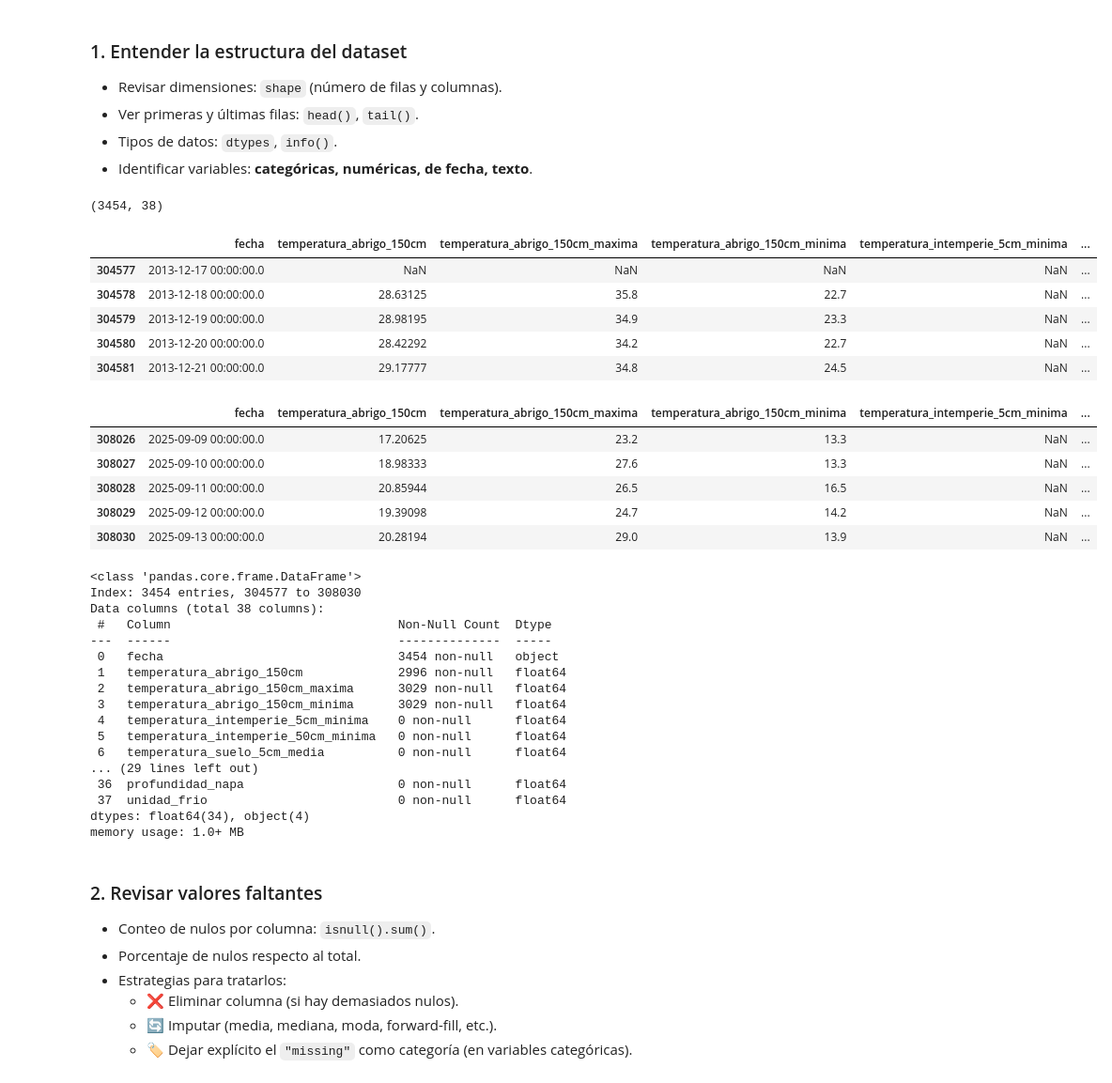
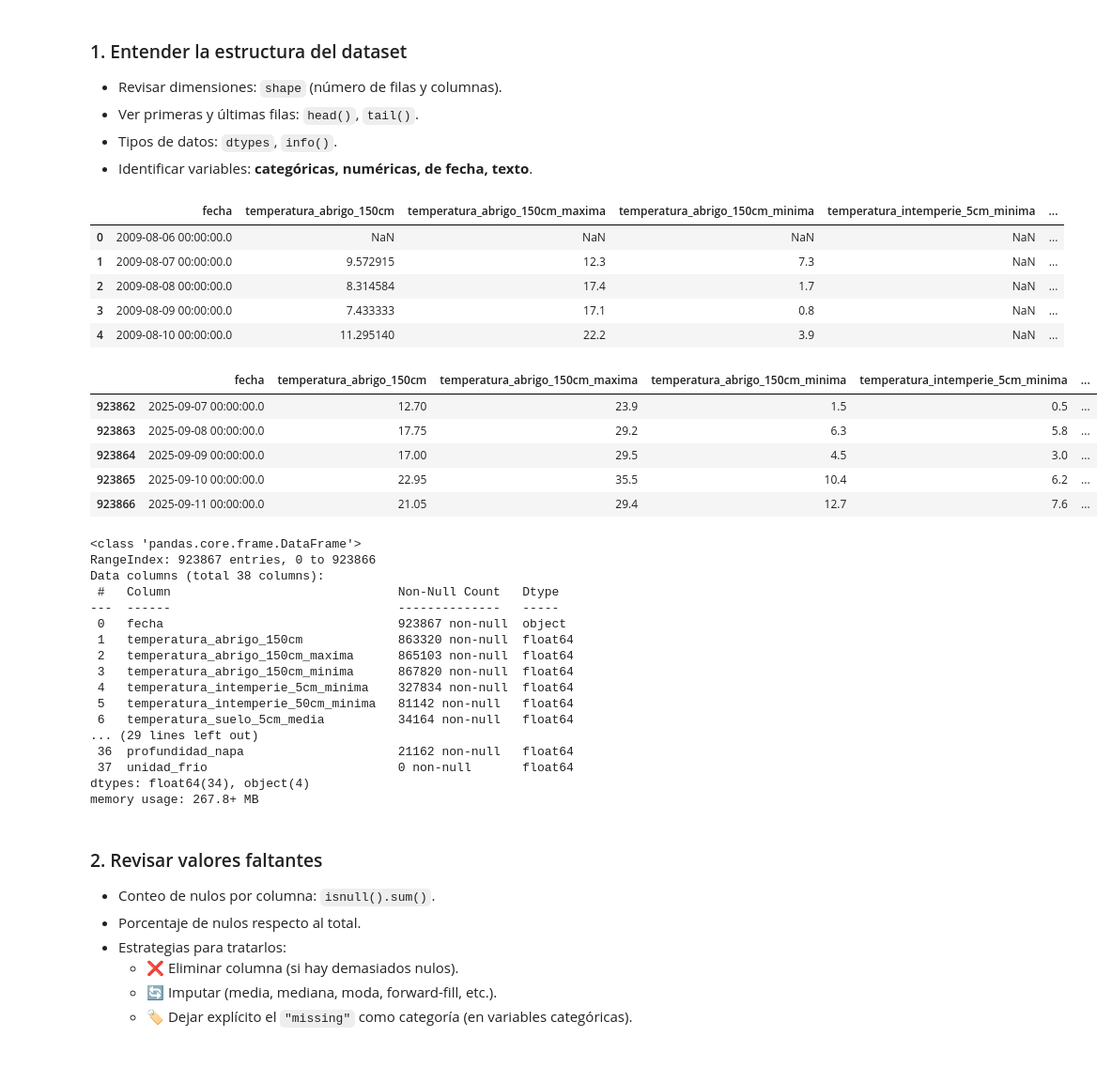
Before and after one commit to IS03/tp-dengue, a Jupyter notebook: EDA/EDA_1estacion.ipynb, the cells around one changed output. Shown at 94% size. Cells and saved outputs as stored; diff of their text form; code cells hidden in the pictures.

```diff
--- a/EDA/EDA_1estacion.ipynb
+++ b/EDA/EDA_1estacion.ipynb
@@ -54,48 +50,44 @@ df_sample = df.copy().groupby('id_estacion').get_group(sample_estacion)
 - Ver primeras y últimas filas: `head()`, `tail()`.
 - Tipos de datos: `dtypes`, `info()`.
 - Identificar variables: **categóricas, numéricas, de fecha, texto**.
-# %%
-df_sample.shape
-# %% [output]
-(3454, 38)
 # %%
-df_sample.head()
+df.head()
 # %% [output]
 |  | fecha | temperatura_abrigo_150cm | temperatura_abrigo_150cm_maxima | temperatura_abrigo_150cm_minima | temperatura_intemperie_5cm_minima | ... |
-| 304577 | 2013-12-17 00:00:00.0 | NaN | NaN | NaN | NaN | ... |
-| 304578 | 2013-12-18 00:00:00.0 | 28.63125 | 35.8 | 22.7 | NaN | ... |
-| 304579 | 2013-12-19 00:00:00.0 | 28.98195 | 34.9 | 23.3 | NaN | ... |
-| 304580 | 2013-12-20 00:00:00.0 | 28.42292 | 34.2 | 22.7 | NaN | ... |
-| 304581 | 2013-12-21 00:00:00.0 | 29.17777 | 34.8 | 24.5 | NaN | ... |
+| 0 | 2009-08-06 00:00:00.0 | NaN | NaN | NaN | NaN | ... |
+| 1 | 2009-08-07 00:00:00.0 | 9.572915 | 12.3 | 7.3 | NaN | ... |
+| 2 | 2009-08-08 00:00:00.0 | 8.314584 | 17.4 | 1.7 | NaN | ... |
+| 3 | 2009-08-09 00:00:00.0 | 7.433333 | 17.1 | 0.8 | NaN | ... |
+| 4 | 2009-08-10 00:00:00.0 | 11.295140 | 22.2 | 3.9 | NaN | ... |
 # %%
-df_sample.tail()
+df.tail()
 # %% [output]
 |  | fecha | temperatura_abrigo_150cm | temperatura_abrigo_150cm_maxima | temperatura_abrigo_150cm_minima | temperatura_intemperie_5cm_minima | ... |
-| 308026 | 2025-09-09 00:00:00.0 | 17.20625 | 23.2 | 13.3 | NaN | ... |
-| 308027 | 2025-09-10 00:00:00.0 | 18.98333 | 27.6 | 13.3 | NaN | ... |
-| 308028 | 2025-09-11 00:00:00.0 | 20.85944 | 26.5 | 16.5 | NaN | ... |
-| 308029 | 2025-09-12 00:00:00.0 | 19.39098 | 24.7 | 14.2 | NaN | ... |
-| 308030 | 2025-09-13 00:00:00.0 | 20.28194 | 29.0 | 13.9 | NaN | ... |
+| 923862 | 2025-09-07 00:00:00.0 | 12.70 | 23.9 | 1.5 | 0.5 | ... |
+| 923863 | 2025-09-08 00:00:00.0 | 17.75 | 29.2 | 6.3 | 5.8 | ... |
+| 923864 | 2025-09-09 00:00:00.0 | 17.00 | 29.5 | 4.5 | 3.0 | ... |
+| 923865 | 2025-09-10 00:00:00.0 | 22.95 | 35.5 | 10.4 | 6.2 | ... |
+| 923866 | 2025-09-11 00:00:00.0 | 21.05 | 29.4 | 12.7 | 7.6 | ... |
 # %%
-df_sample.info()
+df.info()
 # %% [output]
 <class 'pandas.core.frame.DataFrame'>
-Index: 3454 entries, 304577 to 308030
+RangeIndex: 923867 entries, 0 to 923866
 Data columns (total 38 columns):
- #   Column                               Non-Null Count  Dtype
----  ------                               --------------  -----
- 0   fecha                                3454 non-null   object
- 1   temperatura_abrigo_150cm             2996 non-null   float64
- 2   temperatura_abrigo_150cm_maxima      3029 non-null   float64
- 3   temperatura_abrigo_150cm_minima      3029 non-null   float64
- 4   temperatura_intemperie_5cm_minima    0 non-null      float64
- 5   temperatura_intemperie_50cm_minima   0 non-null      float64
- 6   temperatura_suelo_5cm_media          0 non-null      float64
+ #   Column                               Non-Null Count   Dtype
+---  ------                               --------------   -----
+ 0   fecha                                923867 non-null  object
+ 1   temperatura_abrigo_150cm             863320 non-null  float64
+ 2   temperatura_abrigo_150cm_maxima      865103 non-null  float64
+ 3   temperatura_abrigo_150cm_minima      867820 non-null  float64
+ 4   temperatura_intemperie_5cm_minima    327834 non-null  float64
+ 5   temperatura_intemperie_50cm_minima   81142 non-null   float64
+ 6   temperatura_suelo_5cm_media          34164 non-null   float64
 ... (29 lines left out)
- 36  profundidad_napa                     0 non-null      float64
- 37  unidad_frio                          0 non-null      float64
+ 36  profundidad_napa                     21162 non-null   float64
+ 37  unidad_frio                          0 non-null       float64
 dtypes: float64(34), object(4)
-memory usage: 1.0+ MB
+memory usage: 267.8+ MB
 # %% [markdown]
 ### 2. Revisar valores faltantes
 - Conteo de nulos por columna: `isnull().sum()`.
```
Also changed, not shown: parts of 86 cells of this notebook, 2 other files.
